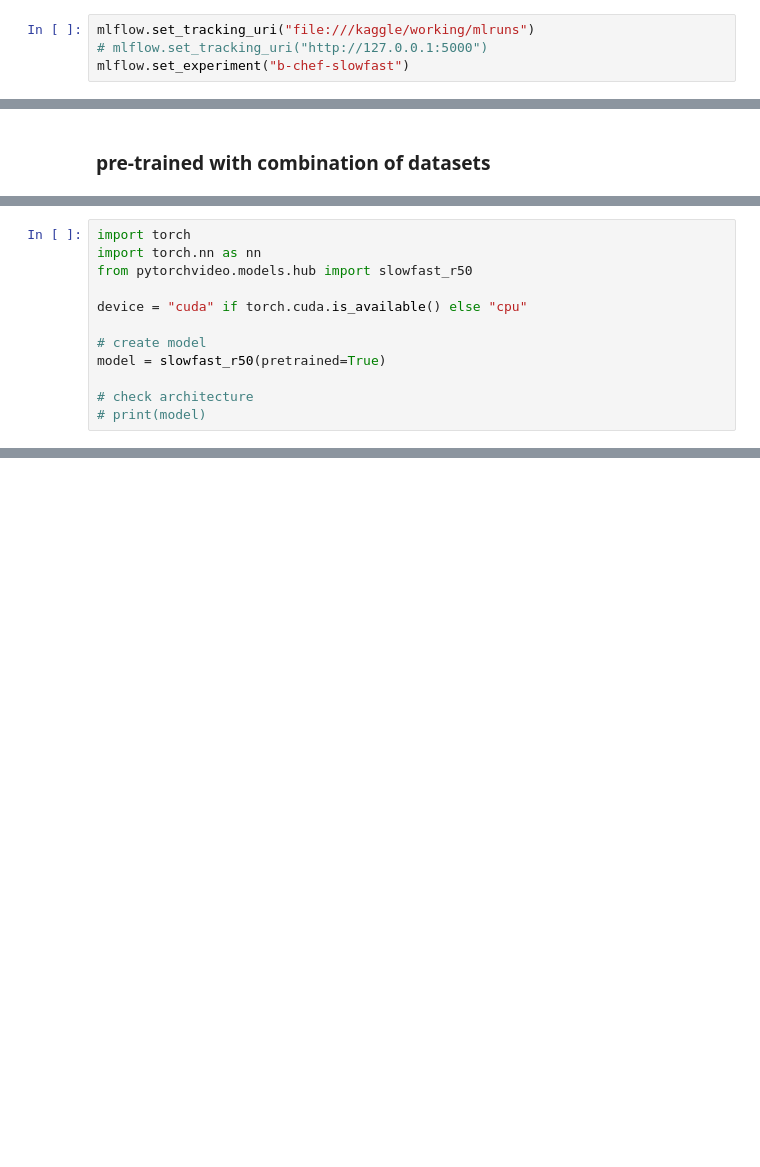
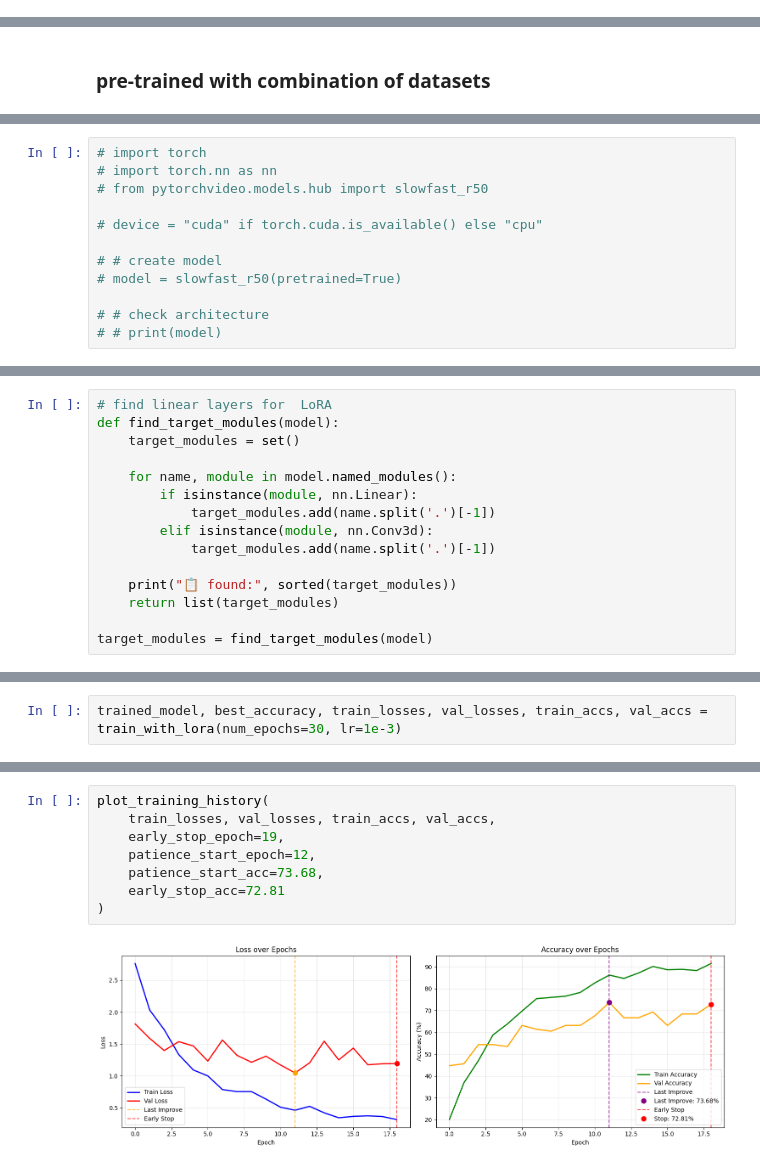
Before and after one commit to Ksksksksksksksks/b-chef, a Jupyter notebook: src/video_model/videomodel-training.ipynb, the cells around one changed output, grey strips where cells are left out. Drawn from its saved outputs; the diff is of its cells as text; blank space fills up the shorter version.

```diff
--- a/src/video_model/videomodel-training.ipynb
+++ b/src/video_model/videomodel-training.ipynb
@@ -290,7 +329,3 @@ class SlowFastModel(nn.Module):
         out = torch.cat([slow_feat, fast_feat], dim=1)
 
         return self.fc(out)
-# %%
-mlflow.set_tracking_uri("file:///kaggle/working/mlruns")
-# mlflow.set_tracking_uri("http://127.0.0.1:5000")
-mlflow.set_experiment("b-chef-slowfast")
@@ -336,12 +348,12 @@ Successfully installed av-16.0.1 fvcore-0.1.5.post20221221 iopath-0.1.10 paramet
 # %%
-import torch
-import torch.nn as nn
-from pytorchvideo.models.hub import slowfast_r50
+# import torch
+# import torch.nn as nn
+# from pytorchvideo.models.hub import slowfast_r50
 
-device = "cuda" if torch.cuda.is_available() else "cpu"
+# device = "cuda" if torch.cuda.is_available() else "cpu"
 
-# create model
-model = slowfast_r50(pretrained=True)
+# # create model
+# model = slowfast_r50(pretrained=True)
 
-# check architecture
-# print(model)
+# # check architecture
+# # print(model)
@@ -729,0 +743,15 @@ put_on_cutting-board       0.46      0.55      0.50        11
+# %%
+# find linear layers for  LoRA
+def find_target_modules(model):
+    target_modules = set()
+
+    for name, module in model.named_modules():
+        if isinstance(module, nn.Linear):
+            target_modules.add(name.split('.')[-1])
+        elif isinstance(module, nn.Conv3d):
+            target_modules.add(name.split('.')[-1])
+
+    print("📋 found:", sorted(target_modules))
+    return list(target_modules)
+
+target_modules = find_target_modules(model)
@@ -729,0 +1095,2 @@ put_on_cutting-board       0.46      0.55      0.50        11
+# %%
+trained_model, best_accuracy, train_losses, val_losses, train_accs, val_accs = train_with_lora(num_epochs=30, lr=1e-3)
@@ -729,0 +1203,10 @@ put_on_cutting-board       0.46      0.55      0.50        11
+# %%
+plot_training_history(
+    train_losses, val_losses, train_accs, val_accs,
+    early_stop_epoch=19,
+    patience_start_epoch=12,
+    patience_start_acc=73.68,
+    early_stop_acc=72.81
+)
+# %% [output]
+[figure, added]
```
Also changed, not shown: parts of 31 cells of this notebook.
